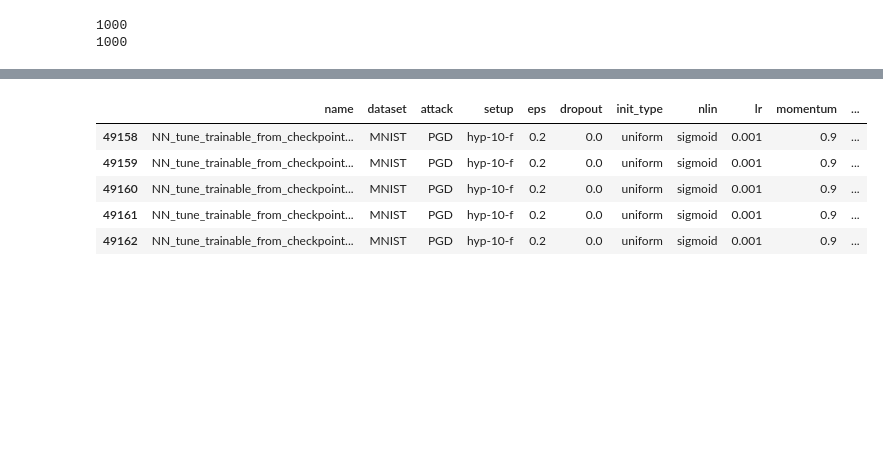
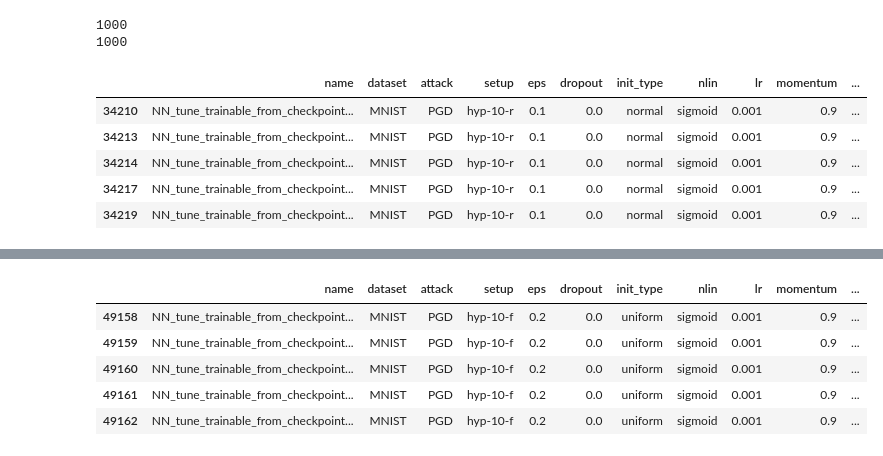
Before and after one commit to julius-lautz/model_robustness, a Jupyter notebook: src/model_robustness/attacks/plotting/plots.ipynb, the cells around one changed output, grey strips where cells are left out. Saved outputs shown, nothing was run; the diff lists cells and outputs as text; code cells hidden in the pictures; blank space fills up the shorter version.

```diff
--- a/src/model_robustness/attacks/plotting/plots.ipynb
+++ b/src/model_robustness/attacks/plotting/plots.ipynb
@@ -72,0 +75,9 @@ df = pd.read_csv("../../data/sparsified/all_results_df.csv")
+# %%
+df.head()
+# %% [output]
+|  | name | dataset | attack | setup | eps | dropout | init_type | nlin | lr | momentum | ... |
+| 34210 | NN_tune_trainable_from_checkpoint... | MNIST | PGD | hyp-10-r | 0.1 | 0.0 | normal | sigmoid | 0.001 | 0.9 | ... |
+| 34213 | NN_tune_trainable_from_checkpoint... | MNIST | PGD | hyp-10-r | 0.1 | 0.0 | normal | sigmoid | 0.001 | 0.9 | ... |
+| 34214 | NN_tune_trainable_from_checkpoint... | MNIST | PGD | hyp-10-r | 0.1 | 0.0 | normal | sigmoid | 0.001 | 0.9 | ... |
+| 34217 | NN_tune_trainable_from_checkpoint... | MNIST | PGD | hyp-10-r | 0.1 | 0.0 | normal | sigmoid | 0.001 | 0.9 | ... |
+| 34219 | NN_tune_trainable_from_checkpoint... | MNIST | PGD | hyp-10-r | 0.1 | 0.0 | normal | sigmoid | 0.001 | 0.9 | ... |
```
Also changed, not shown: parts of 19 cells of this notebook, 30 other files.
